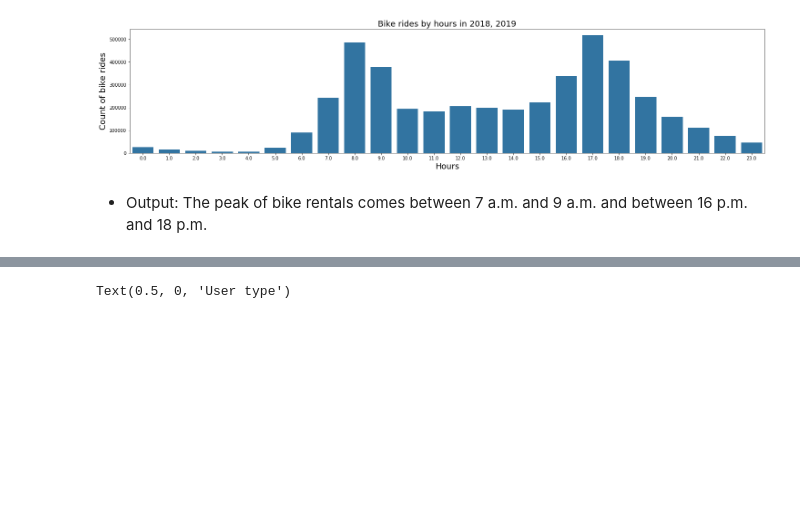
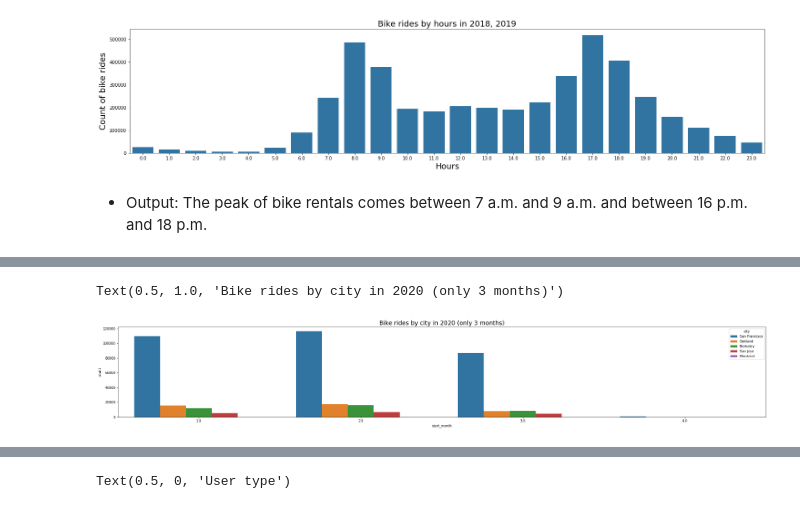
Before and after one commit to SvLaura/Bike-Rental-Dataset-Data-Analysiss., a Jupyter notebook: Exploratory_analysis_Fordgobike.ipynb, the cells around one changed output, grey strips where cells are left out. Saved outputs shown, nothing was run; the diff lists cells and outputs as text; code cells hidden in the pictures; blank space fills up the shorter version.

```diff
--- a/Exploratory_analysis_Fordgobike.ipynb
+++ b/Exploratory_analysis_Fordgobike.ipynb
@@ -654,0 +882,3 @@ df2.head(5)
+# %%
+df3_2020 = df3.query('start_year == 2020')
+df3_2020.groupby('city').start_month.value_counts()
@@ -654,0 +903,15 @@ df2.head(5)
+# %%
+# Bike rides by city in 2020:
+
+plt.figure(figsize=(35,5))
+base_color = sb.color_palette()[0]
+ct_counts = df3_2020.groupby(['start_month','city']).size()
+ct_counts = ct_counts.reset_index(name = 'count')
+ct_counts.pivot(index = 'start_month', columns = 'city', values = 'count')
+sb.countplot(data = df3_2020, x = 'start_month', hue = 'city')
+#plt.xticks(rotation = 18)
+
+plt.title('Bike rides by city in 2020 (only 3 months)', fontsize=18)
+# %% [output]
+Text(0.5, 1.0, 'Bike rides by city in 2020 (only 3 months)')
+[figure, added]
```
Also changed, not shown: parts of 51 cells of this notebook.
